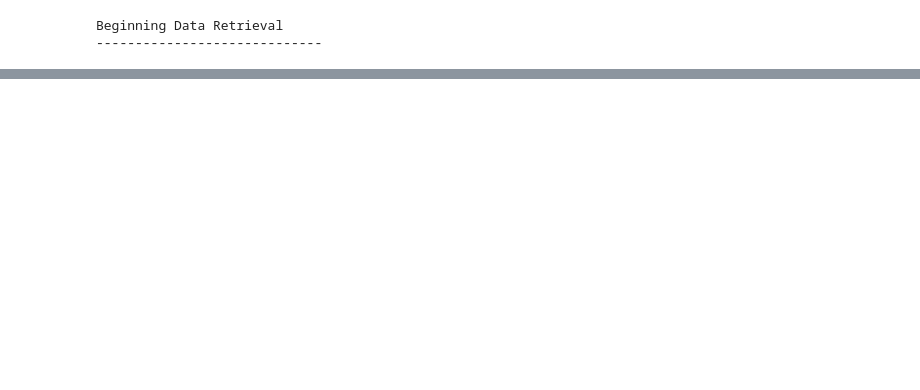
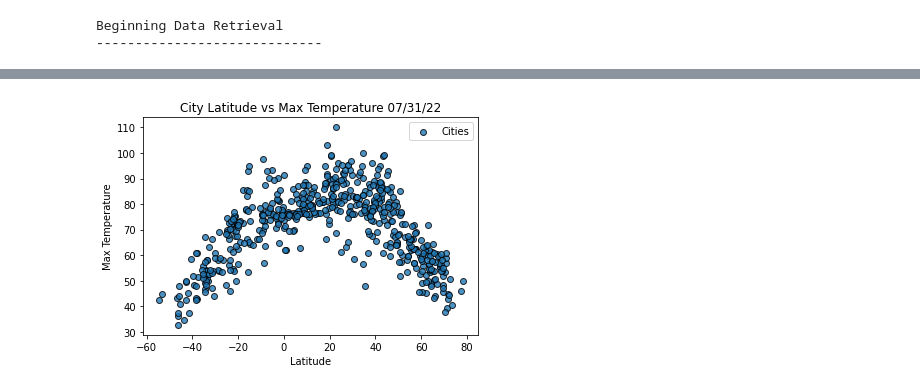
Before and after one commit to RVP97/World_Weather_Analysis, a Jupyter notebook: WeatherPy.ipynb, the cells around one changed output, grey strips where cells are left out. Saved outputs shown, nothing was run; the diff lists cells and outputs as text; code cells hidden in the pictures; blank space fills up the shorter version.

Commit message:
updated weather.ipynb

```diff
--- a/WeatherPy.ipynb
+++ b/WeatherPy.ipynb
@@ -120,3 +119,25 @@ df.head()
 output_data_file = "weather_data/cities.csv"
 # Export the City_Data into a CSV.
 df.to_csv(output_data_file, index_label="City_ID")
+# %%
+lats = df["Lat"]
+max_temps = df["Max Temp"]
+humidity = df["Humidity"]
+cloudiness = df["Cloudiness"]
+wind_speed = df["Wind Speed"]
+# %%
+plt.scatter(lats,
+            max_temps,
+            edgecolors="black",
+            linewidths=1,
+            marker='o',
+            alpha=.8,
+            label='Cities')
+plt.legend()
+plt.title('City Latitude vs Max Temperature ' + time.strftime('%x'))
+plt.xlabel('Latitude')
+plt.ylabel('Max Temperature')
+plt.savefig("weather_data/Fig1.png")
+plt.show()
+# %% [output]
+[figure, added]
```
Also changed, not shown: parts of 21 cells of this notebook, 3 other files.
